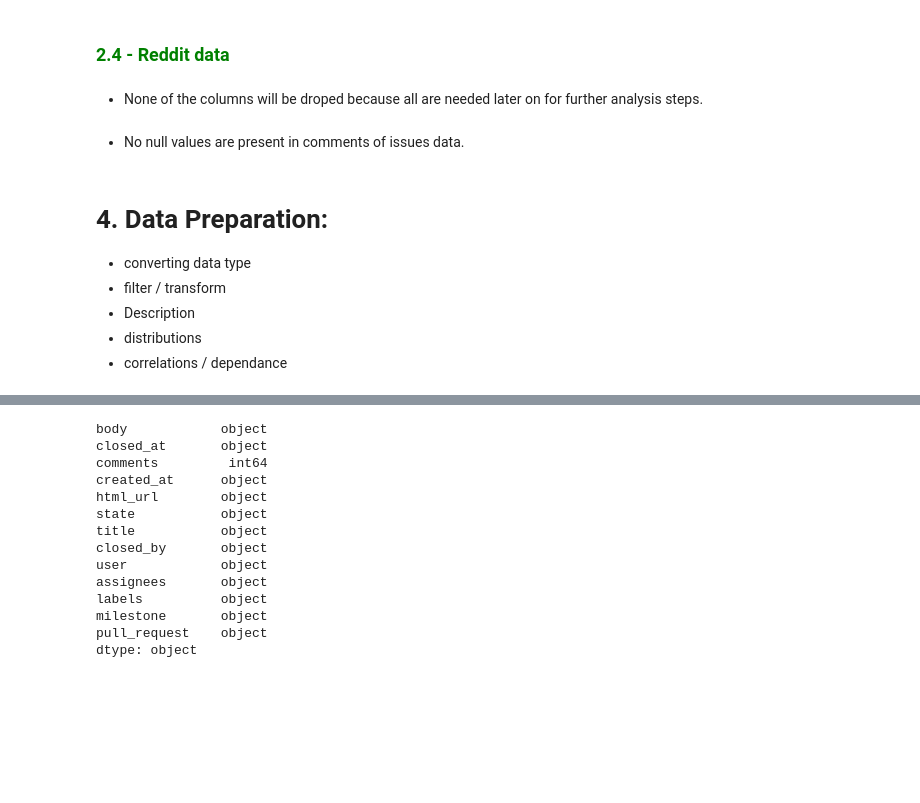
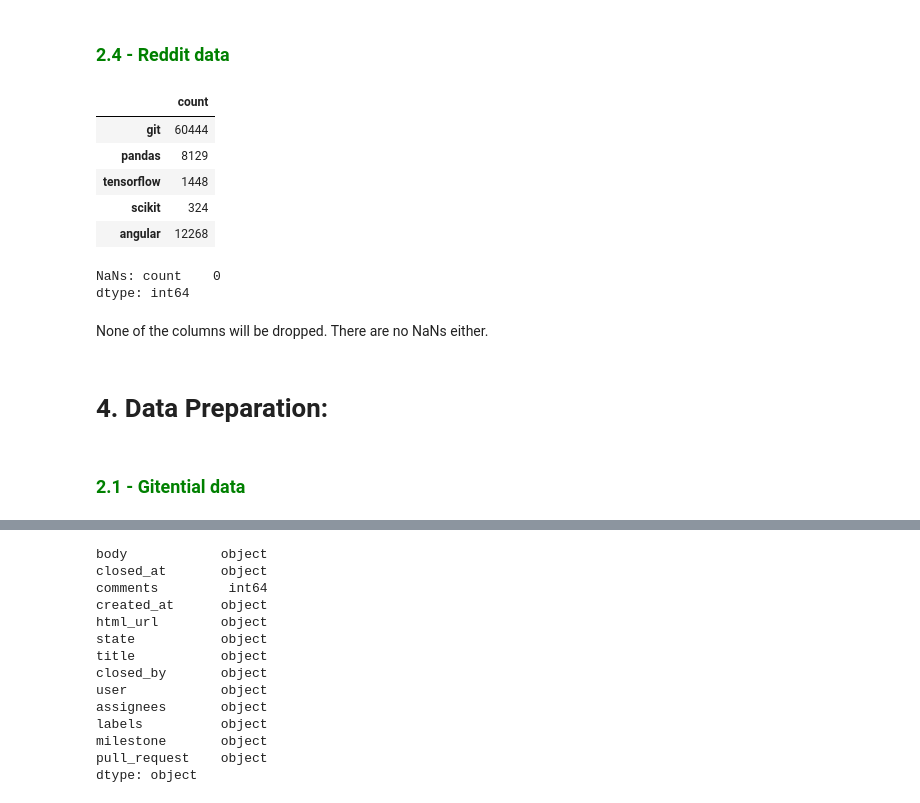
Before and after one commit to GermainZ/AppliedDataAnalysisProject, a Jupyter notebook: data_pipeline.ipynb, the cells around one changed output, grey strips where cells are left out. Saved outputs shown, nothing was run; the diff lists cells and outputs as text; code cells hidden in the pictures; blank space fills up the shorter version.

```diff
--- a/data_pipeline.ipynb
+++ b/data_pipeline.ipynb
@@ -317,2 +380,0 @@ reddit_df.head(5)
-# %% [markdown]
-- None of the columns will be droped because all are needed later on for further analysis steps.
@@ -323,9 +381,19 @@ reddit_df.isnull().sum()
-# %% [markdown]
-- No null values are present in comments of issues data.
+# %%
+# Display a sample and the number of NaNs.
+display(reddit_comments_df.head(5))
+print('NaNs:', reddit_comments_df.isnull().sum())
+# %% [output]
+|  | count |
+| git | 60444 |
+| pandas | 8129 |
+| tensorflow | 1448 |
+| scikit | 324 |
+| angular | 12268 |
+NaNs: count    0
+dtype: int64
+# %% [markdown]
+None of the columns will be dropped. There are no NaNs either.
 # %% [markdown]
 # 4. Data Preparation:
-- converting data type
-- filter / transform
-- Description
-- distributions
-- correlations / dependance
+# %% [markdown]
+### <span style='color:green'> 2.1 - Gitential data </span>
```
Also changed, not shown: parts of 96 cells of this notebook, 1 other file.
